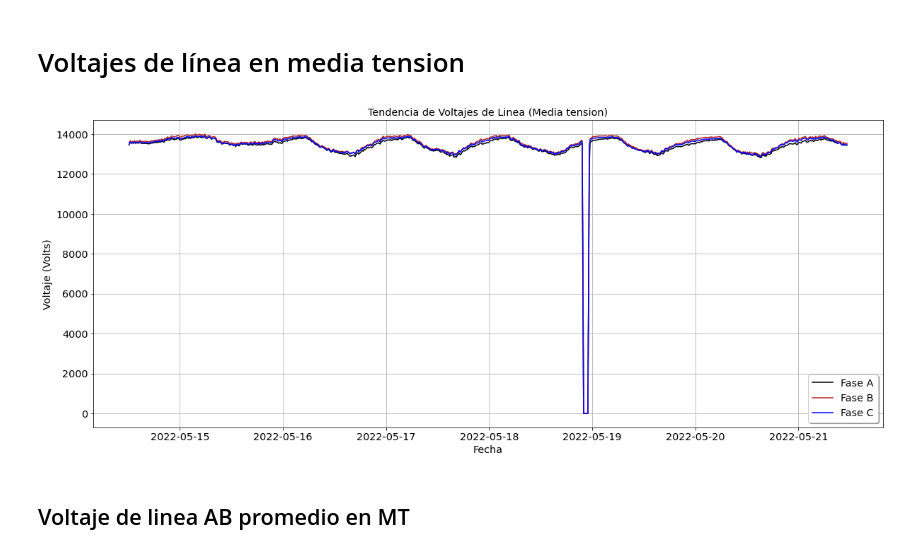
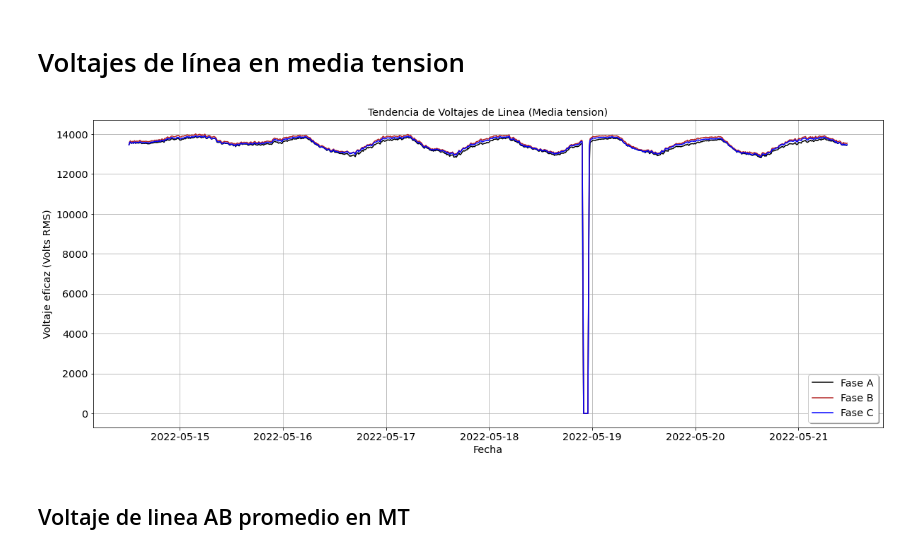
Before and after one commit to anghelcast/pqdata_samples, a Jupyter notebook: PQDATA_500KVA_FIME/PQDATA_500KVA.ipynb, the cells around one changed output. Drawn from its saved outputs; the diff is of its cells as text; code cells hidden in the pictures.

```diff
--- a/PQDATA_500KVA_FIME/PQDATA_500KVA.ipynb
+++ b/PQDATA_500KVA_FIME/PQDATA_500KVA.ipynb
@@ -295,22 +295,22 @@ vcax.mean(axis= 'index')
 # %%
 plt.figure(figsize=(20,8))
 x1= df1['Fecha']
 vabh= df1['Volts-ab-h']
 vbch= df1['Volts-bc-h']
 vcah= df1['Volts-ca-h']
 
 plt.plot(x1, vabh, color ='black', label='Fase A')
 plt.plot(x1, vbch, color = 'firebrick', label='Fase B')
 plt.plot(x1, vcah, color = 'blue', label= 'Fase C')
 
 plt.title('Tendencia de Voltajes de Linea (Media tension)')
 plt.xlabel('Fecha')
-plt.ylabel('Voltaje (Volts)')
+plt.ylabel('Voltaje eficaz (Volts RMS)')
 plt.grid()
 plt.legend( shadow=True, loc='lower right' )
 plt.show()
 # %% [output]
-[figure, old version]
+[figure, new version]
 # %% [markdown]
 ## Voltaje de linea AB promedio en MT
 # %%
```
Also changed, not shown: parts of 14 cells of this notebook.
